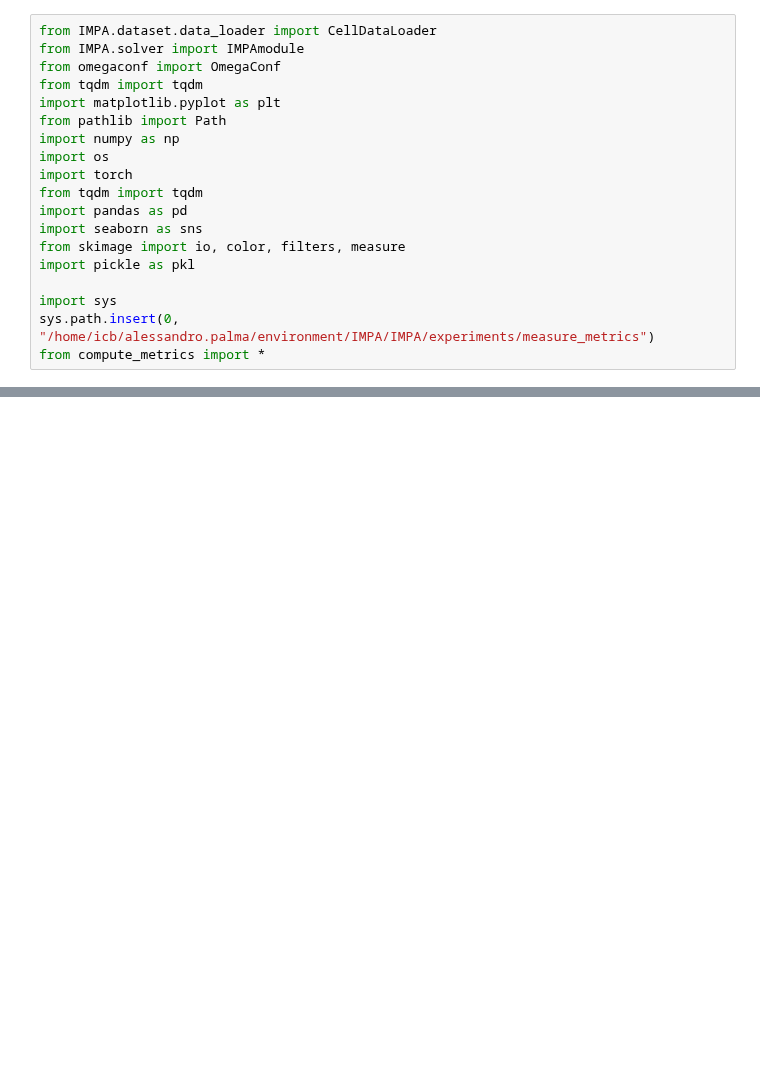
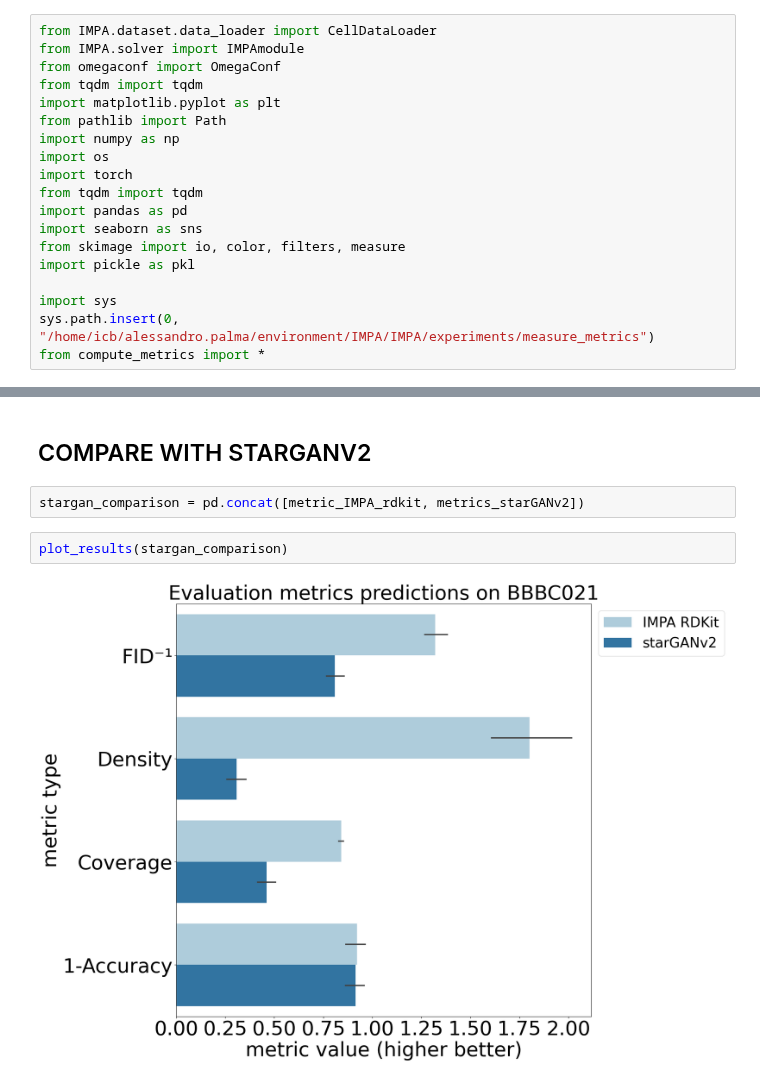
Before and after one commit to theislab/IMPA, a Jupyter notebook: notebooks/cpg0000/corrections_old_paper/plot_improvements.ipynb, the cells around one changed output, grey strips where cells are left out. Cells and saved outputs as stored; diff of their text form; blank space fills up the shorter version.

```diff
--- a/notebooks/cpg0000/corrections_old_paper/plot_improvements.ipynb
+++ b/notebooks/cpg0000/corrections_old_paper/plot_improvements.ipynb
@@ -57,0 +65,8 @@ file
+# %% [markdown]
+## COMPARE WITH STARGANV2
+# %%
+stargan_comparison = pd.concat([metric_IMPA_rdkit, metrics_starGANv2])
+# %%
+plot_results(stargan_comparison)
+# %% [output]
+[figure, added]
```
Also changed, not shown: parts of 9 cells of this notebook, 7 other files.
